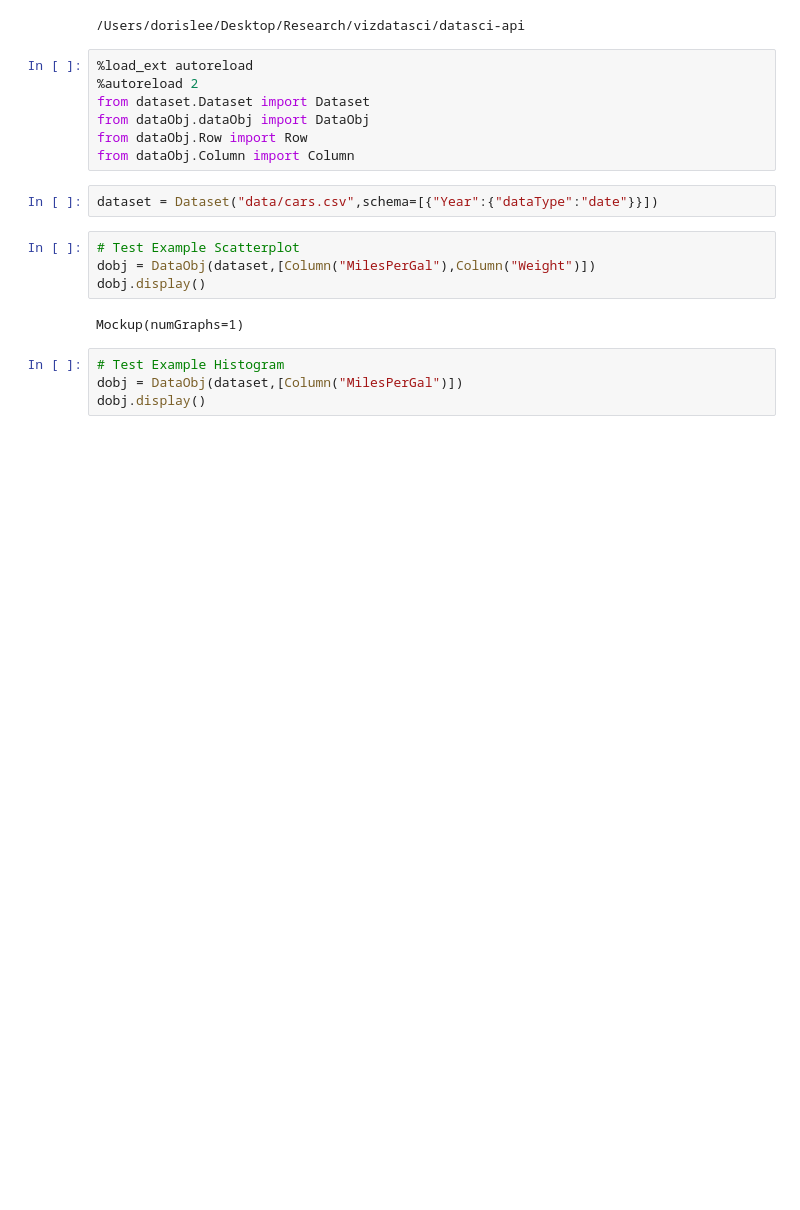
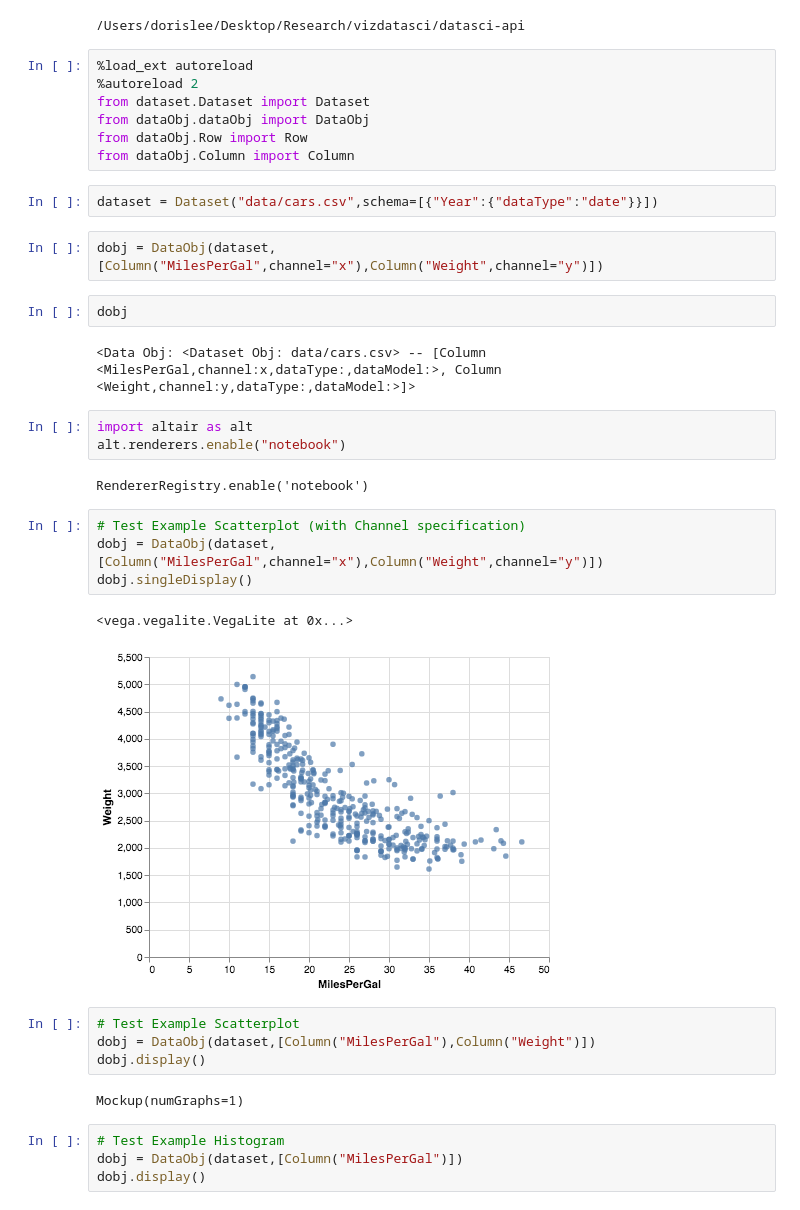
Before and after one commit to dorisjlee/datasci-api, a Jupyter notebook: ipynb/demo/Display (Single Specified Viz) Demo.ipynb, the cells around one changed output. Drawn from its saved outputs; the diff is of its cells as text; blank space fills up the shorter version.

Commit message:
isolated encoding and rendering so that channel specification can be external to rendering (rendering should assume full specification)

```diff
--- a/ipynb/demo/Display (Single Specified Viz) Demo.ipynb
+++ b/ipynb/demo/Display (Single Specified Viz) Demo.ipynb
@@ -13,6 +13,24 @@ from dataObj.Row import Row
 from dataObj.Column import Column
 # %%
 dataset = Dataset("data/cars.csv",schema=[{"Year":{"dataType":"date"}}])
+# %%
+dobj = DataObj(dataset,[Column("MilesPerGal",channel="x"),Column("Weight",channel="y")])
+# %%
+dobj
+# %% [output]
+<Data Obj: <Dataset Obj: data/cars.csv> -- [Column <MilesPerGal,channel:x,dataType:,dataModel:>, Column <Weight,channel:y,dataType:,dataModel:>]>
+# %%
+import altair as alt
+alt.renderers.enable("notebook")
+# %% [output]
+RendererRegistry.enable('notebook')
+# %%
+# Test Example Scatterplot (with Channel specification)
+dobj = DataObj(dataset,[Column("MilesPerGal",channel="x"),Column("Weight",channel="y")])
+dobj.singleDisplay()
+# %% [output]
+<vega.vegalite.VegaLite at 0x...>
+[figure, added]
 # %%
 # Test Example Scatterplot
 dobj = DataObj(dataset,[Column("MilesPerGal"),Column("Weight")])
```
Also changed, not shown: parts of 2 cells of this notebook, 12 other files.
